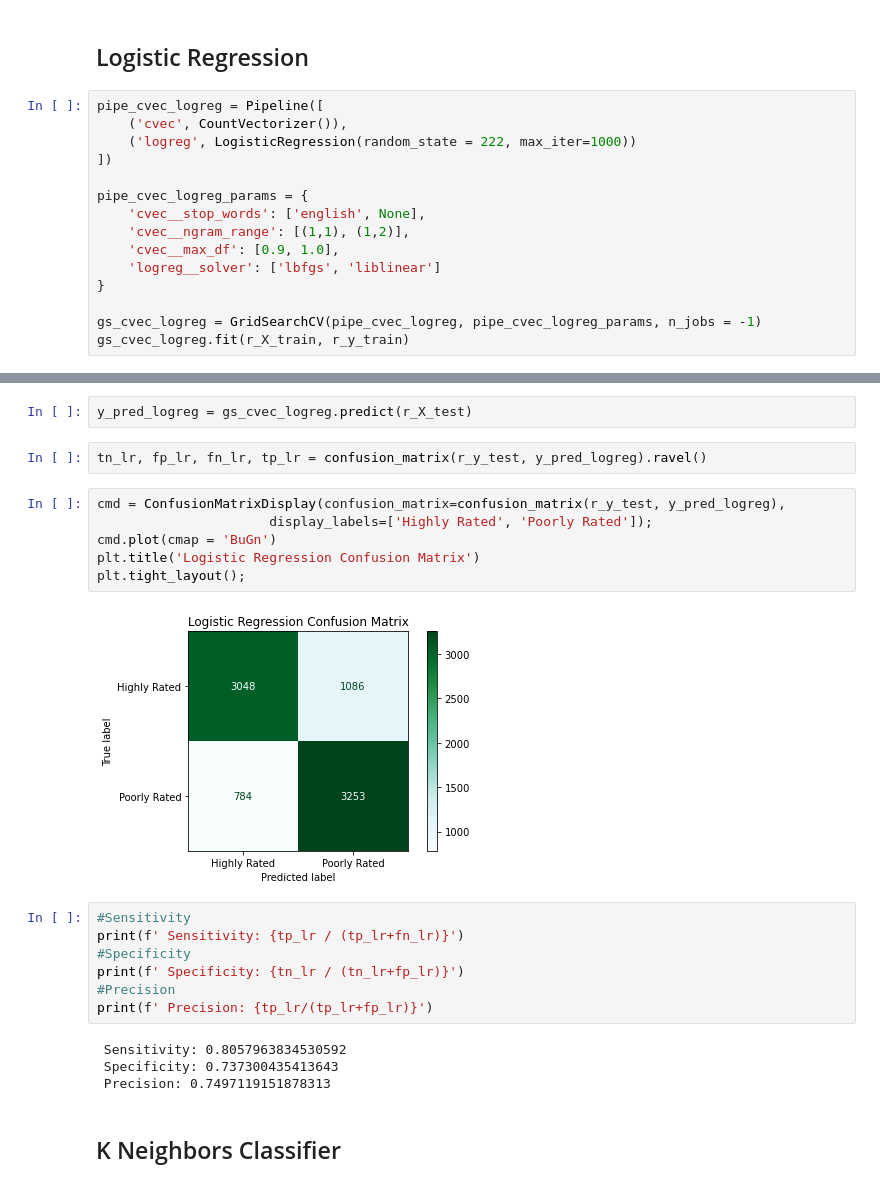
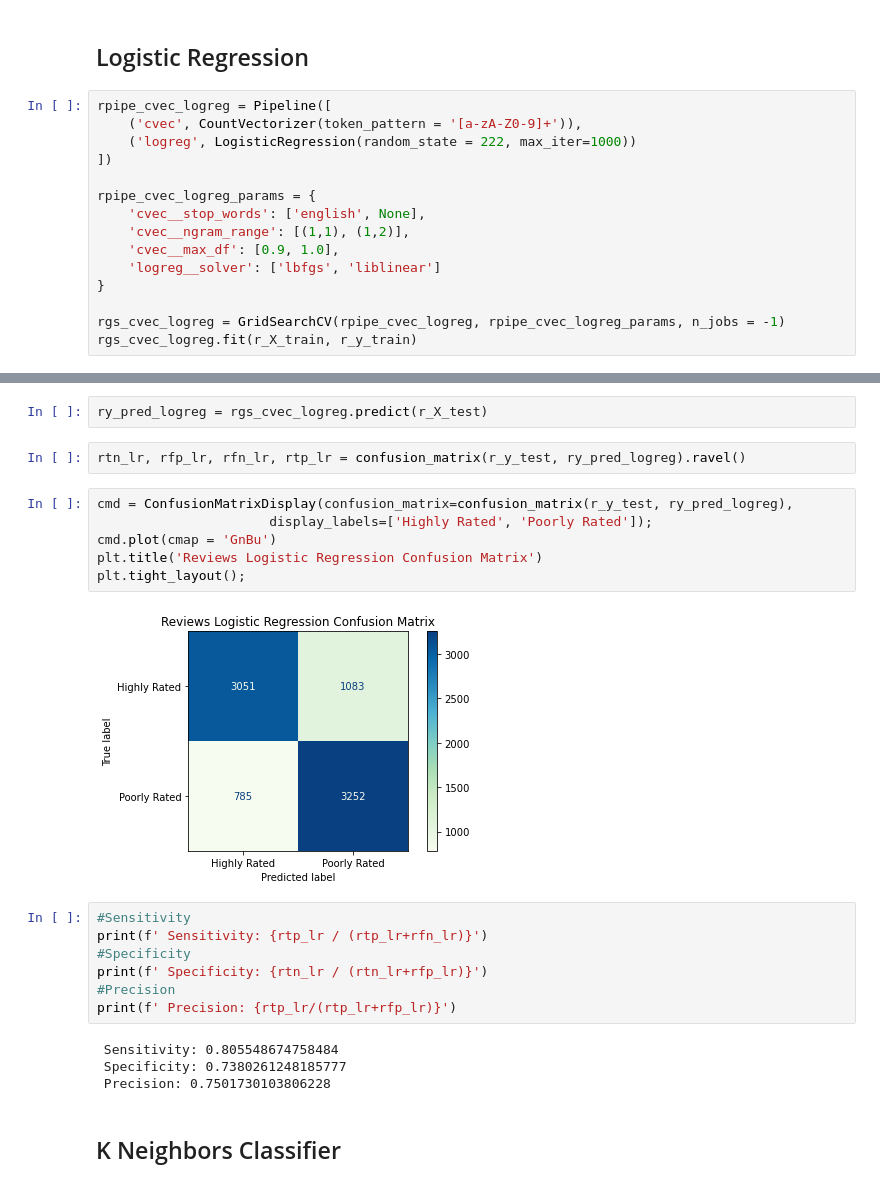
Before and after one commit to myacarrizosa/Airbnb-Rating-Prediction, a Jupyter notebook: 03_Modeling.ipynb, the cells around one changed output, grey strips where cells are left out. Cells and saved outputs as stored; diff of their text form.

```diff
--- a/03_Modeling.ipynb
+++ b/03_Modeling.ipynb
@@ -76,18 +425,18 @@ lr.score(X_test_l, y_test)
 # %% [markdown]
 ## Logistic Regression
 # %%
-pipe_cvec_logreg = Pipeline([
-    ('cvec', CountVectorizer()),
+rpipe_cvec_logreg = Pipeline([
+    ('cvec', CountVectorizer(token_pattern = '[a-zA-Z0-9]+')),
     ('logreg', LogisticRegression(random_state = 222, max_iter=1000))
 ])
 
-pipe_cvec_logreg_params = {
+rpipe_cvec_logreg_params = {
     'cvec__stop_words': ['english', None],
     'cvec__ngram_range': [(1,1), (1,2)],
     'cvec__max_df': [0.9, 1.0],
     'logreg__solver': ['lbfgs', 'liblinear']
 }
 
-gs_cvec_logreg = GridSearchCV(pipe_cvec_logreg, pipe_cvec_logreg_params, n_jobs = -1)
-gs_cvec_logreg.fit(r_X_train, r_y_train)
+rgs_cvec_logreg = GridSearchCV(rpipe_cvec_logreg, rpipe_cvec_logreg_params, n_jobs = -1)
+rgs_cvec_logreg.fit(r_X_train, r_y_train)
 # %% [output]
@@ -112,28 +462,28 @@ gs_cvec_logreg.best_params_
  'cvec__stop_words': None,
  'logreg__solver': 'lbfgs'}
 # %%
-y_pred_logreg = gs_cvec_logreg.predict(r_X_test)
+ry_pred_logreg = rgs_cvec_logreg.predict(r_X_test)
 # %%
-tn_lr, fp_lr, fn_lr, tp_lr = confusion_matrix(r_y_test, y_pred_logreg).ravel()
+rtn_lr, rfp_lr, rfn_lr, rtp_lr = confusion_matrix(r_y_test, ry_pred_logreg).ravel()
 # %%
-cmd = ConfusionMatrixDisplay(confusion_matrix=confusion_matrix(r_y_test, y_pred_logreg),
+cmd = ConfusionMatrixDisplay(confusion_matrix=confusion_matrix(r_y_test, ry_pred_logreg),
                       display_labels=['Highly Rated', 'Poorly Rated']);
-cmd.plot(cmap = 'BuGn')
-plt.title('Logistic Regression Confusion Matrix')
+cmd.plot(cmap = 'GnBu')
+plt.title('Reviews Logistic Regression Confusion Matrix')
 plt.tight_layout();
 # %% [output]
-[figure, old version]
+[figure, new version]
 # %%
 #Sensitivity
-print(f' Sensitivity: {tp_lr / (tp_lr+fn_lr)}')
+print(f' Sensitivity: {rtp_lr / (rtp_lr+rfn_lr)}')
 #Specificity
-print(f' Specificity: {tn_lr / (tn_lr+fp_lr)}')
+print(f' Specificity: {rtn_lr / (rtn_lr+rfp_lr)}')
 #Precision
-print(f' Precision: {tp_lr/(tp_lr+fp_lr)}')
+print(f' Precision: {rtp_lr/(rtp_lr+rfp_lr)}')
 # %% [output]
- Sensitivity: 0.8057963834530592
- Specificity: 0.737300435413643
- Precision: 0.7497119151878313
+ Sensitivity: 0.805548674758484
+ Specificity: 0.7380261248185777
+ Precision: 0.7501730103806228
 # %% [markdown]
 ## K Neighbors Classifier
 # %%
```
Also changed, not shown: parts of 101 cells of this notebook, 1 other file.
